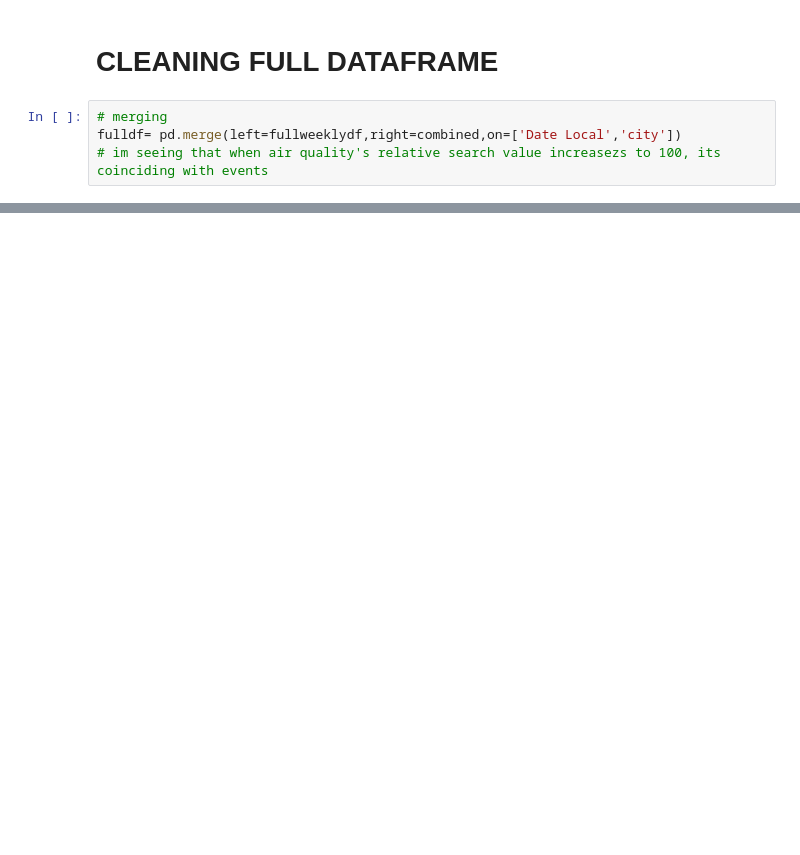
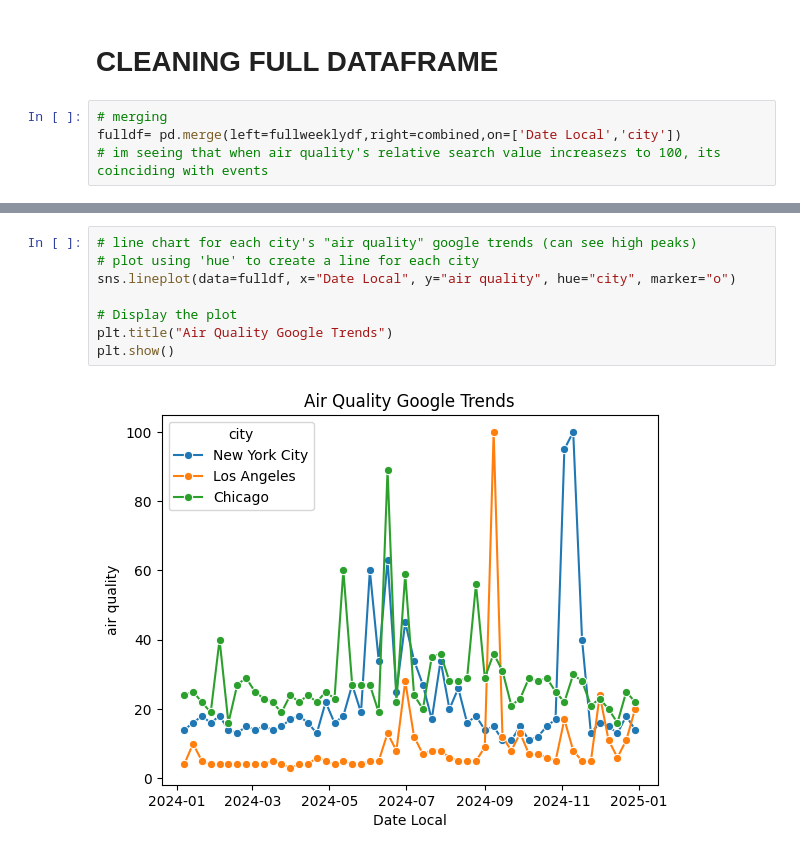
Before and after one commit to vrpperez7/Google-Trends-and-PM2.5-Forecasting-Analysis, a Jupyter notebook: notebooks/EDA.ipynb, the cells around one changed output, grey strips where cells are left out. Saved outputs shown, nothing was run; the diff lists cells and outputs as text; blank space fills up the shorter version.

```diff
--- a/notebooks/EDA.ipynb
+++ b/notebooks/EDA.ipynb
@@ -321,0 +319,10 @@ fulldf.rename(columns={'Arithmetic Mean':'pm2.5 mean'})
+# %%
+# line chart for each city's "air quality" google trends (can see high peaks)
+# plot using 'hue' to create a line for each city
+sns.lineplot(data=fulldf, x="Date Local", y="air quality", hue="city", marker="o")
+
+# Display the plot
+plt.title("Air Quality Google Trends")
+plt.show()
+# %% [output]
+[figure, added]
```
Also changed, not shown: parts of 18 cells of this notebook.
